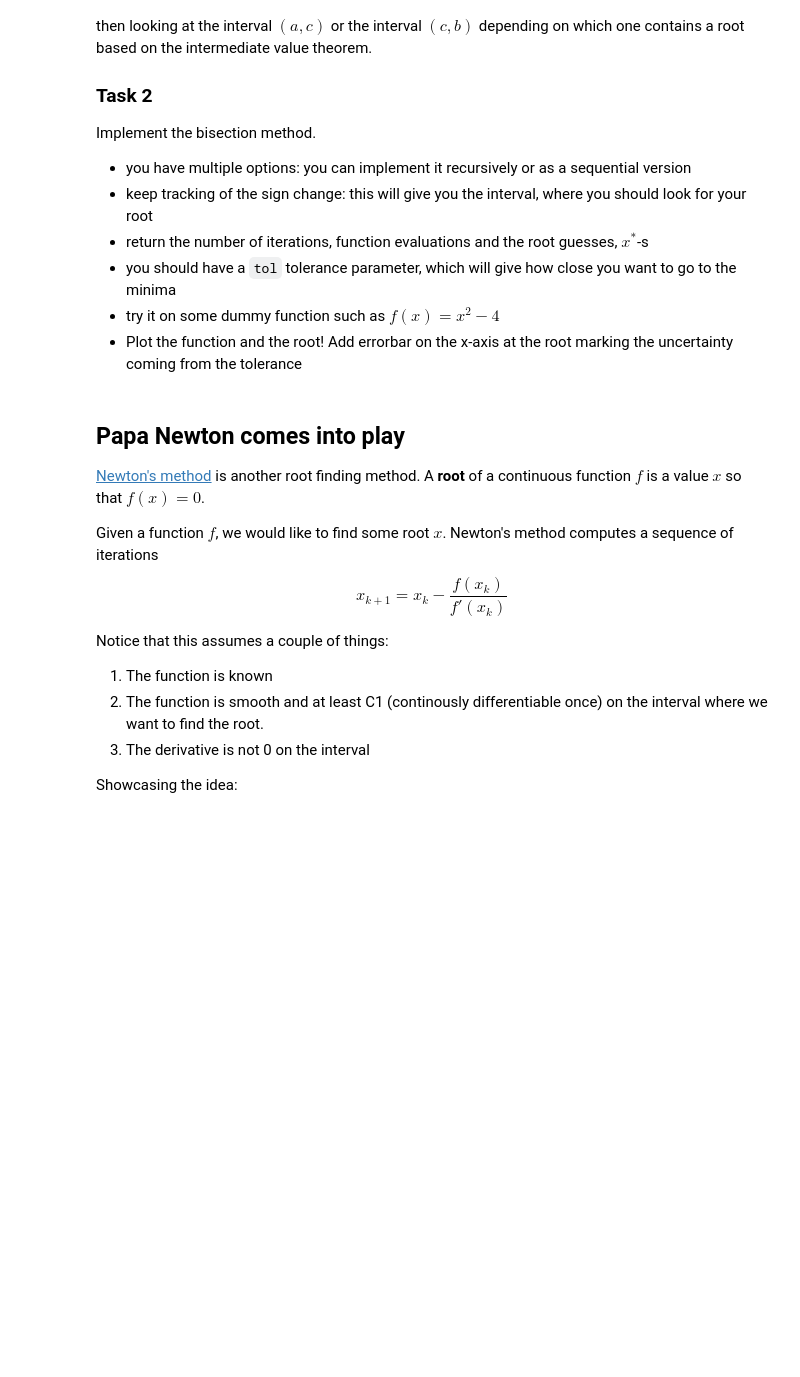
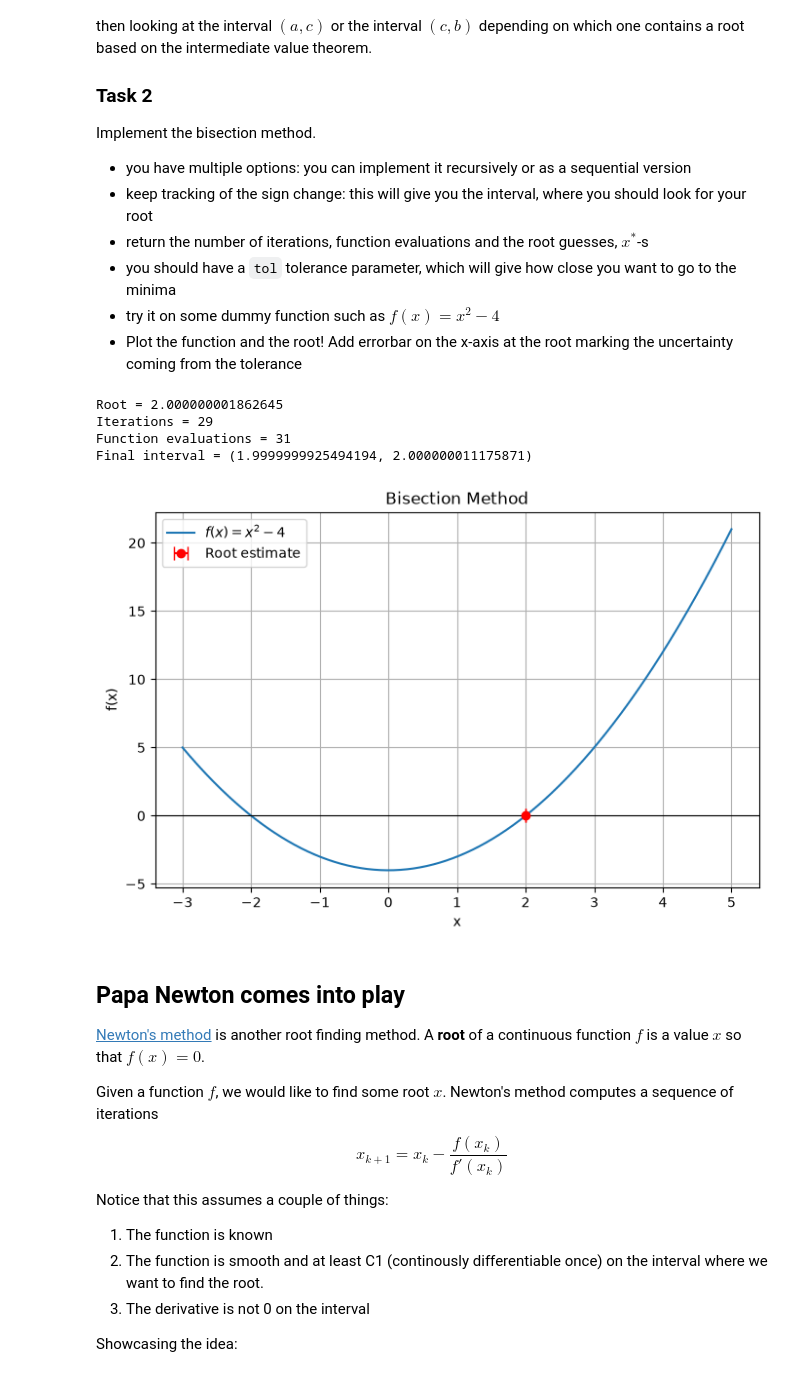
Before and after one commit to Feri0726/numalg-methods, a Jupyter notebook: class_work/practice10.ipynb, the cells around one changed output. Drawn from its saved outputs; the diff is of its cells as text; code cells hidden in the pictures; blank space fills up the shorter version.

```diff
--- a/class_work/practice10.ipynb
+++ b/class_work/practice10.ipynb
@@ -58,6 +104,71 @@ Implement the bisection method.
 - you should have a `tol` tolerance parameter, which will give how close you want to go to the minima
 - try it on some dummy function such as $f(x)=x^2-4$
 - Plot the function and the root! Add errorbar on the x-axis at the root marking the uncertainty coming from the tolerance
+# %%
+def bisection(f, a, b, tol=1e-8, maxiter=100):
+    fa = f(a)
+    fb = f(b)
+    fevals = 2
+
+    if fa * fb > 0:
+        raise ValueError("f(a) and f(b) must have opposite signs.")
+
+    guesses = []
+
+    for k in range(maxiter):
+
+        c = (a + b) / 2
+        fc = f(c)
+        fevals += 1
+        guesses.append(c)
+        if (b - a)/2 < tol:
+            return c, k + 1, fevals, guesses, (a, b)
+        if fa * fc < 0:
+            b = c
+            fb = fc
+        else:
+            a = c
+            fa = fc
+
+    return c, maxiter, fevals, guesses, (a, b)
+
+
+
+f = lambda x: x**2 - 4
+
+root, iterations, fevals, guesses, interval = bisection(f, a = 0, b = 5, tol=1e-8)
+
+print("Root =", root)
+print("Iterations =", iterations)
+print("Function evaluations =", fevals)
+print("Final interval =", interval)
+
+f = lambda x: x**2 - 4
+
+root, iterations, fevals, guesses, final_interval = bisection(f, 0, 5, tol=1e-8)
+
+a_final, b_final = final_interval
+x_error = (b_final - a_final) / 2
+
+x = np.linspace(-3, 5, 500)
+
+plt.figure(figsize=(8,5))
+plt.plot(x, f(x), label=r"$f(x)=x^2-4$")
+plt.axhline(0, color = 'black', linewidth = 0.8)
+plt.errorbar(root, 0, xerr = x_error, fmt='ro', capsize = 5, label = 'Root estimate')
+plt.xlabel("x")
+plt.ylabel("f(x)")
+plt.title("Bisection Method")
+plt.grid(True)
+plt.legend()
+
+plt.show()
+# %% [output]
+Root = 2.000000001862645
+Iterations = 29
+Function evaluations = 31
+Final interval = (1.9999999925494194, 2.000000011175871)
+[figure, added]
 # %% [markdown]
 ## Papa Newton comes into play
 
```
Also changed, not shown: parts of 7 cells of this notebook.
